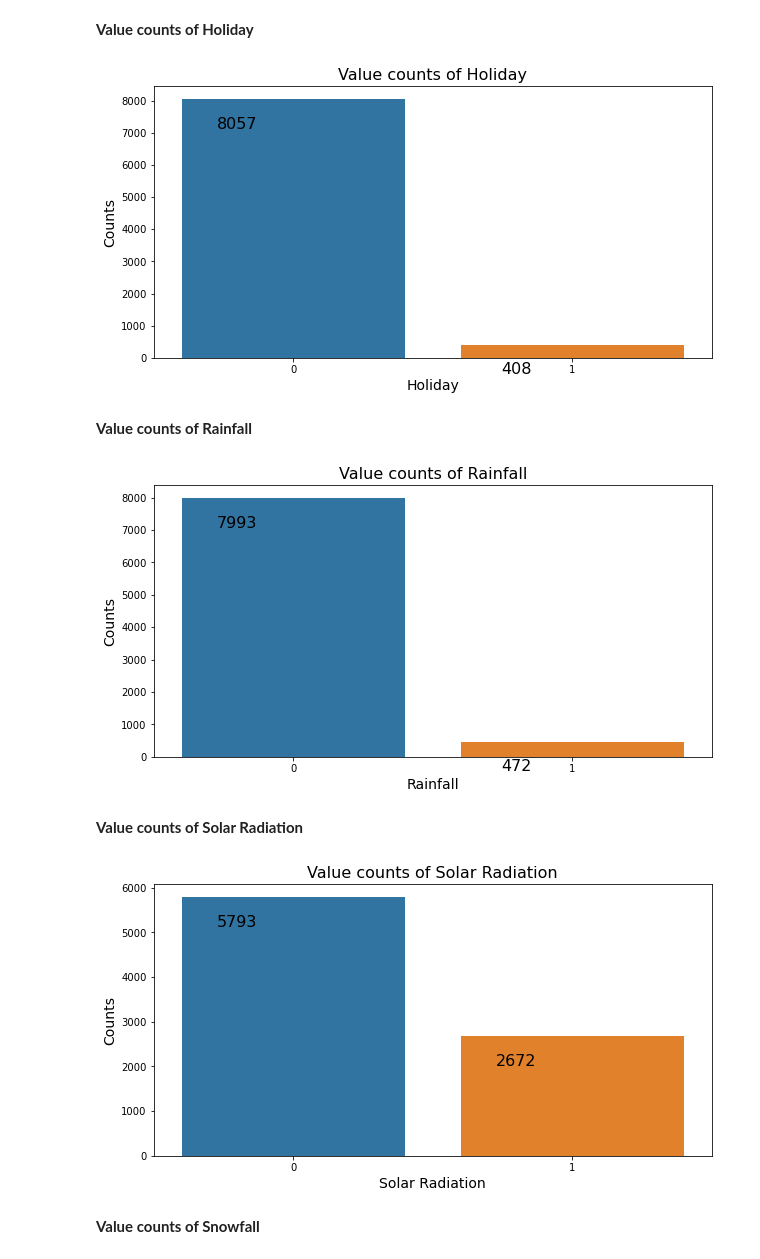
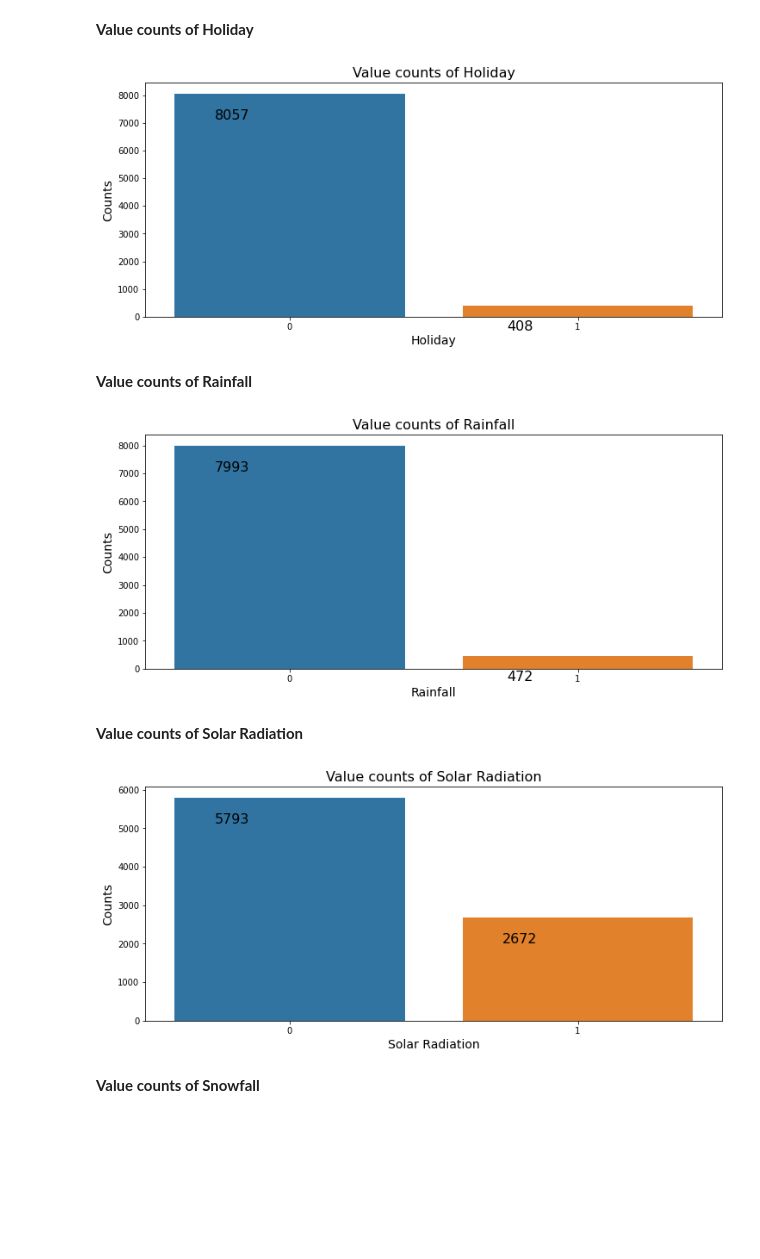
Before and after one commit to Narayan718/bike-rental-prediction, a Jupyter notebook: Bike_rental_prediction.ipynb, the cells around one changed output. Cells and saved outputs as stored; diff of their text form; code cells hidden in the pictures; blank space fills up the shorter version.

```diff
--- a/Bike_rental_prediction.ipynb
+++ b/Bike_rental_prediction.ipynb
@@ -48,10 +50,9 @@ from statsmodels.stats.outliers_influence import variance_inflation_factor
 **Loading the dataset**
 # %%
 #importing the dataset
-#data = pd.read_csv("/content/drive/MyDrive/Capstone/Machine Learning/Data/Supervised/
-#Regression/SeoulBikeData.csv", encoding='ISO-8859-1')
+data = pd.read_csv("/content/drive/MyDrive/Capstone/Machine Learning/Data/Supervised/Regression/SeoulBikeData.csv", encoding='ISO-8859-1')
 
-data = pd.read_csv('SeoulBikeData.csv', encoding='ISO-8859-1')
+#data = pd.read_csv('SeoulBikeData.csv', encoding='ISO-8859-1')
 data.head()
 # %% [output]
 |  | Date | Rented Bike Count | Hour | Temperature(°C) | Humidity(%) | Wind speed (m/s) | Visibility (10m) | ... |
@@ -277,7 +270,7 @@ plt.xlabel('Functioning Day', size=14)
 plt.ylabel('Counts', size=14)
 plt.title('Value counts of Functioning day', size=16)
 for p in ch.patches:
-    ch.annotate(f'\n{p.get_height()}', (p.get_x()+0.2, p.get_height()), ha='center', va='top', size=14)
+    ch.annotate(f'\n{p.get_height()}', (p.get_x()+0.2, p.get_height()), ha='center', va='top', size=16)
 plt.show()
 # %% [output]
 [figure]
@@ -374,20 +365,20 @@ for col in parameters:
 # %% [markdown]
 **Value counts of Holiday**
 # %%
-plt.figure(figsize=(10, 5))
+plt.figure(figsize=(12, 5))
 ch = sns.countplot(data['HoliDay'])
 plt.xlabel('Holiday', size=14)
 plt.ylabel('Counts', size=14)
 plt.title('Value counts of Holiday', size=16)
 for p in ch.patches:
     ch.annotate(f'\n{p.get_height()}', (p.get_x()+0.2, p.get_height()), ha='center', va='top', size=16)
 plt.show()
 # %% [output]
-[figure, old version]
+[figure, new version]
 # %% [markdown]
 **Value counts of Rainfall**
 # %%
-plt.figure(figsize=(10, 5))
+plt.figure(figsize=(12, 5))
 ch = sns.countplot(data['Rainfall'])
 plt.xlabel('Rainfall', size=14)
 plt.ylabel('Counts', size=14)
@@ -396,11 +387,11 @@ for p in ch.patches:
     ch.annotate(f'\n{p.get_height()}', (p.get_x()+0.2, p.get_height()), ha='center', va='top', size=16)
 plt.show()
 # %% [output]
-[figure, old version]
+[figure, new version]
 # %% [markdown]
 **Value counts of Solar Radiation**
 # %%
-plt.figure(figsize=(10, 5))
+plt.figure(figsize=(12, 5))
 ch = sns.countplot(data['Solar Radiation'])
 plt.xlabel('Solar Radiation', size=14)
 plt.ylabel('Counts', size=14)
@@ -409,7 +400,7 @@ for p in ch.patches:
     ch.annotate(f'\n{p.get_height()}', (p.get_x()+0.2, p.get_height()), ha='center', va='top', size=16)
 plt.show()
 # %% [output]
-[figure, old version]
+[figure, new version]
 # %% [markdown]
 **Value counts of Snowfall**
 # %%
```
Also changed, not shown: parts of 24 cells of this notebook.
